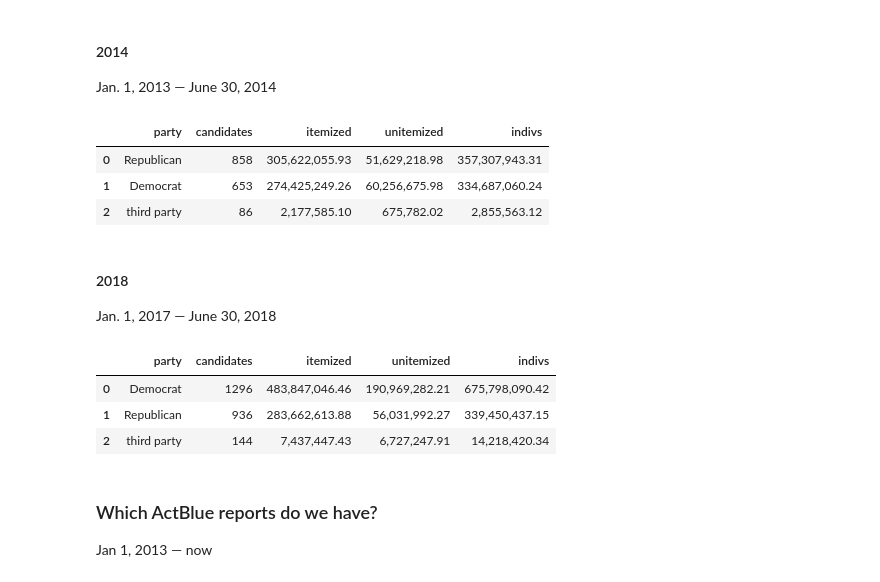
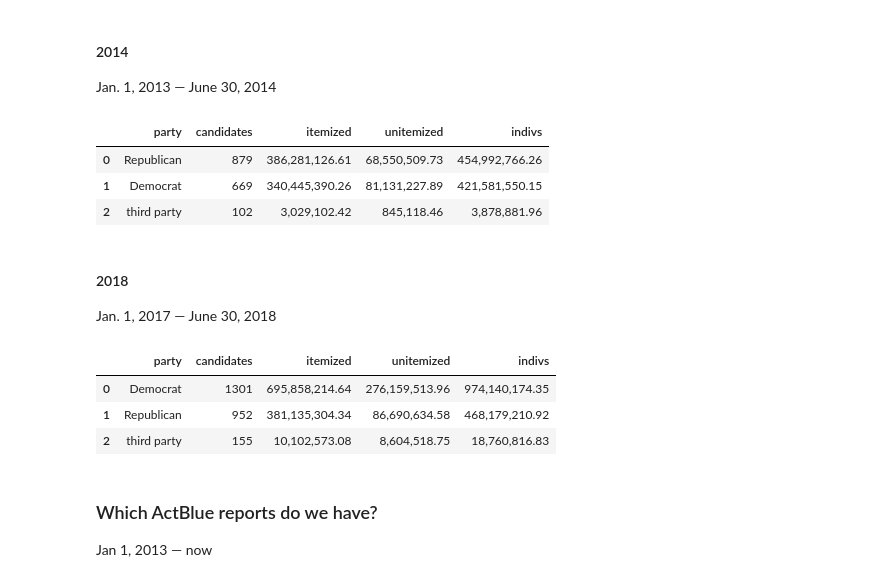
Before and after one commit to PublicI/actblue-analysis, a Jupyter notebook: analysis.ipynb, the cells around one changed output. Cells and saved outputs as stored; diff of their text form; code cells hidden in the pictures.

Commit message:
Update candidate unitemized numbers through September 30

```diff
--- a/analysis.ipynb
+++ b/analysis.ipynb
@@ -150,37 +150,37 @@ def calc_candidate_unitemized_by_party(cycle):
                                      coverage_through_date) filing_id,
                                     filer_committee_id_number,
                                     col_a_individual_contributions_itemized,
                                     col_a_individual_contributions_unitemized,
                                     col_a_total_individual_contributions,
                                     col_a_total_receipts,
                                     col_a_total_disbursements,
                                     coverage_from_date,
                                     coverage_through_date
            FROM fec_paper_campaign_summaries
            WHERE col_a_total_individual_contributions IS NOT NULL
            ORDER BY filer_committee_id_number,
                     coverage_through_date,
                     coverage_from_date,
                     filing_id DESC) AS summaries ON cand_pcc = filer_committee_id_number
         WHERE extract(YEAR
                       FROM coverage_through_date) >= %(year_before)s
-          AND coverage_through_date <= '%(cycle)s-06-30'::date
+          AND coverage_through_date <= '%(cycle)s-09-30'::date
           -- AND (col_a_total_receipts > 0
         --       OR col_a_total_disbursements > 0)
         GROUP BY -- cand_office,
                  party
         ORDER BY indivs DESC
         """, con=conn, params={"cycle":cycle,"year_before":cycle-1})
     )
 
 candidate_unitemized_by_party_14 = calc_candidate_unitemized_by_party(2014)
 
 candidate_unitemized_by_party_14
 # %% [output]
 |  | party | candidates | itemized | unitemized | indivs |
-| 0 | Republican | 858 | 305,622,055.93 | 51,629,218.98 | 357,307,943.31 |
-| 1 | Democrat | 653 | 274,425,249.26 | 60,256,675.98 | 334,687,060.24 |
-| 2 | third party | 86 | 2,177,585.10 | 675,782.02 | 2,855,563.12 |
+| 0 | Republican | 879 | 386,281,126.61 | 68,550,509.73 | 454,992,766.26 |
+| 1 | Democrat | 669 | 340,445,390.26 | 81,131,227.89 | 421,581,550.15 |
+| 2 | third party | 102 | 3,029,102.42 | 845,118.46 | 3,878,881.96 |
 # %% [markdown]
 #### 2018
 Jan. 1, 2017 — June 30, 2018
@@ -190,9 +190,9 @@ candidate_unitemized_by_party_18 = calc_candidate_unitemized_by_party(2018)
 candidate_unitemized_by_party_18
 # %% [output]
 |  | party | candidates | itemized | unitemized | indivs |
-| 0 | Democrat | 1296 | 483,847,046.46 | 190,969,282.21 | 675,798,090.42 |
-| 1 | Republican | 936 | 283,662,613.88 | 56,031,992.27 | 339,450,437.15 |
-| 2 | third party | 144 | 7,437,447.43 | 6,727,247.91 | 14,218,420.34 |
+| 0 | Democrat | 1301 | 695,858,214.64 | 276,159,513.96 | 974,140,174.35 |
+| 1 | Republican | 952 | 381,135,304.34 | 86,690,634.58 | 468,179,210.92 |
+| 2 | third party | 155 | 10,102,573.08 | 8,604,518.75 | 18,760,816.83 |
 # %% [markdown]
 ### Which ActBlue reports do we have?
 Jan 1, 2013 — now
```
Also changed, not shown: parts of 1 cell of this notebook, 4 other files.
